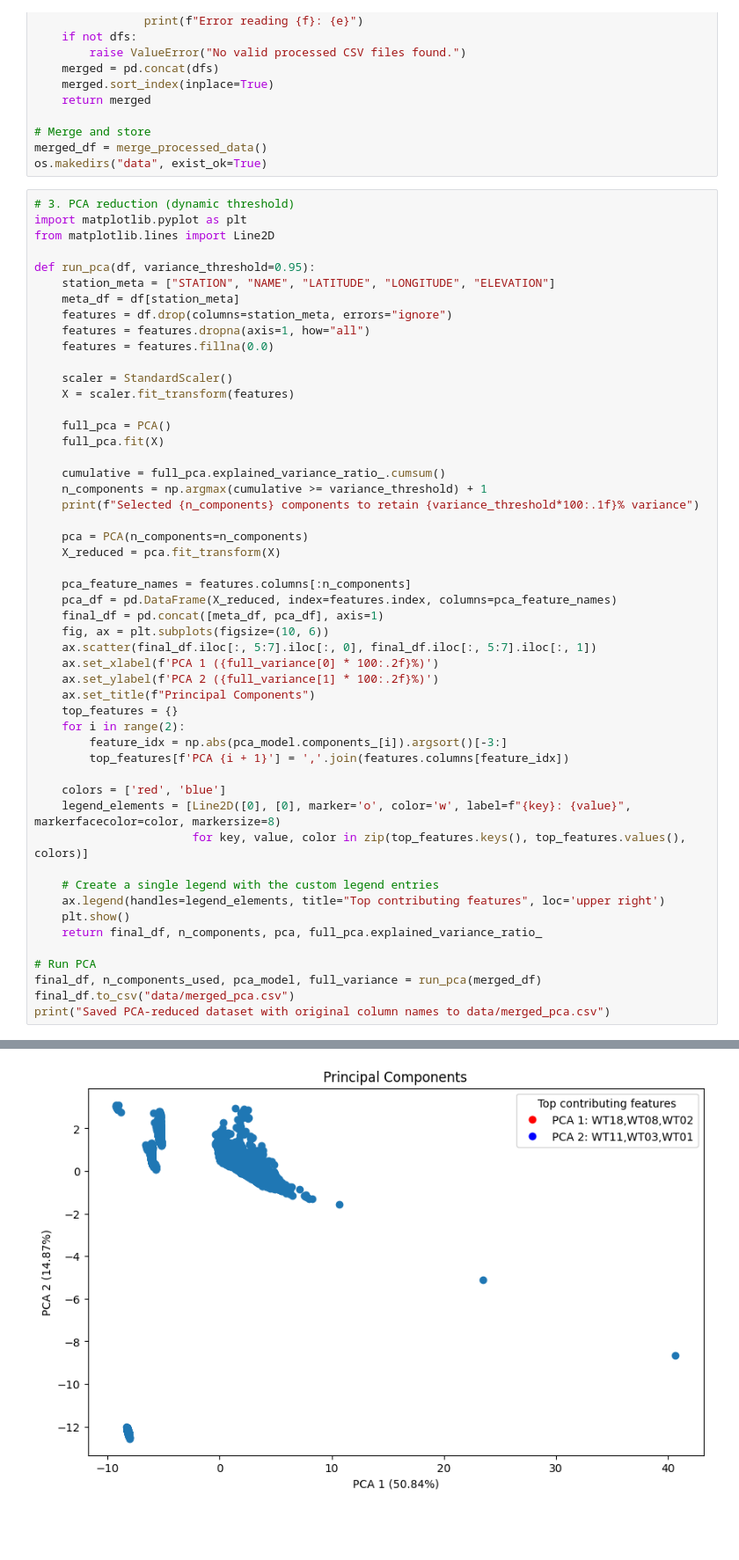
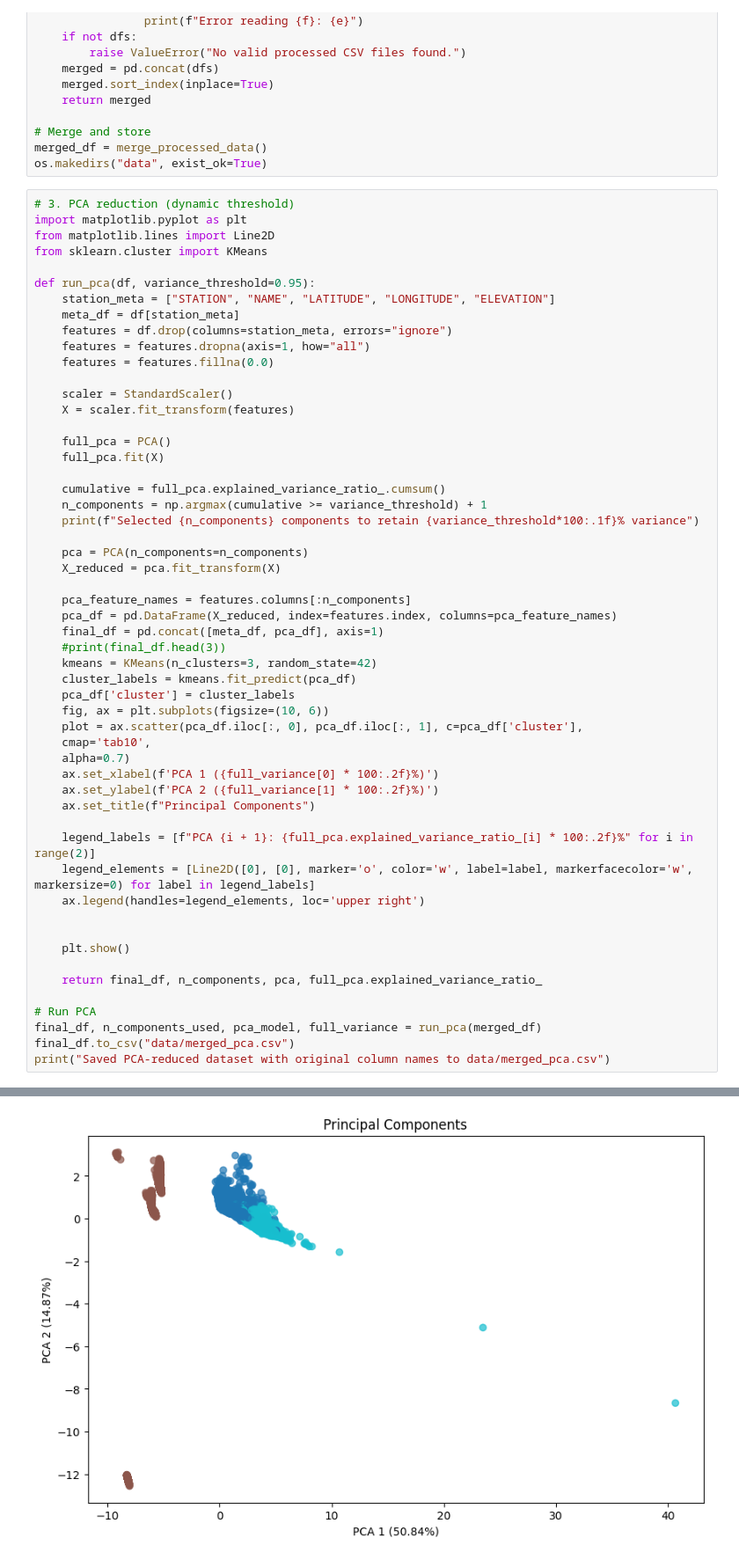
Before and after one commit to KoobDS/extreme-weather-gnn, a Jupyter notebook: Processing.ipynb, the cells around one changed output, grey strips where cells are left out. Shown at 88% size. Cells and saved outputs as stored; diff of their text form; blank space fills up the shorter version.

Commit message:
added kmeans clustering to pca plot

```diff
--- a/Processing.ipynb
+++ b/Processing.ipynb
@@ -105,6 +105,7 @@ os.makedirs("data", exist_ok=True)
 # 3. PCA reduction (dynamic threshold)
 import matplotlib.pyplot as plt
 from matplotlib.lines import Line2D
+from sklearn.cluster import KMeans
 
 def run_pca(df, variance_threshold=0.95):
     station_meta = ["STATION", "NAME", "LATITUDE", "LONGITUDE", "ELEVATION"]
@@ -129,23 +130,25 @@ def run_pca(df, variance_threshold=0.95):
     pca_feature_names = features.columns[:n_components]
     pca_df = pd.DataFrame(X_reduced, index=features.index, columns=pca_feature_names)
     final_df = pd.concat([meta_df, pca_df], axis=1)
+    #print(final_df.head(3))
+    kmeans = KMeans(n_clusters=3, random_state=42)
+    cluster_labels = kmeans.fit_predict(pca_df)
+    pca_df['cluster'] = cluster_labels
     fig, ax = plt.subplots(figsize=(10, 6))
-    ax.scatter(final_df.iloc[:, 5:7].iloc[:, 0], final_df.iloc[:, 5:7].iloc[:, 1])
+    plot = ax.scatter(pca_df.iloc[:, 0], pca_df.iloc[:, 1], c=pca_df['cluster'],
+    cmap='tab10',
+    alpha=0.7)
     ax.set_xlabel(f'PCA 1 ({full_variance[0] * 100:.2f}%)')
     ax.set_ylabel(f'PCA 2 ({full_variance[1] * 100:.2f}%)')
     ax.set_title(f"Principal Components")
-    top_features = {}
-    for i in range(2):
-        feature_idx = np.abs(pca_model.components_[i]).argsort()[-3:]
-        top_features[f'PCA {i + 1}'] = ','.join(features.columns[feature_idx])
 
-    colors = ['red', 'blue']
-    legend_elements = [Line2D([0], [0], marker='o', color='w', label=f"{key}: {value}", markerfacecolor=color, markersize=8)
-                       for key, value, color in zip(top_features.keys(), top_features.values(), colors)]
+    legend_labels = [f"PCA {i + 1}: {full_pca.explained_variance_ratio_[i] * 100:.2f}%" for i in range(2)]
+    legend_elements = [Line2D([0], [0], marker='o', color='w', label=label, markerfacecolor='w', markersize=0) for label in legend_labels]
+    ax.legend(handles=legend_elements, loc='upper right')
 
-    # Create a single legend with the custom legend entries
-    ax.legend(handles=legend_elements, title="Top contributing features", loc='upper right')
+
     plt.show()
+
     return final_df, n_components, pca, full_pca.explained_variance_ratio_
 
 # Run PCA
@@ -157 +161 @@ Selected 11 components to retain 95.0% variance
-[figure, old version]
+[figure, new version]
```
Also changed, not shown: parts of 2 cells of this notebook.
